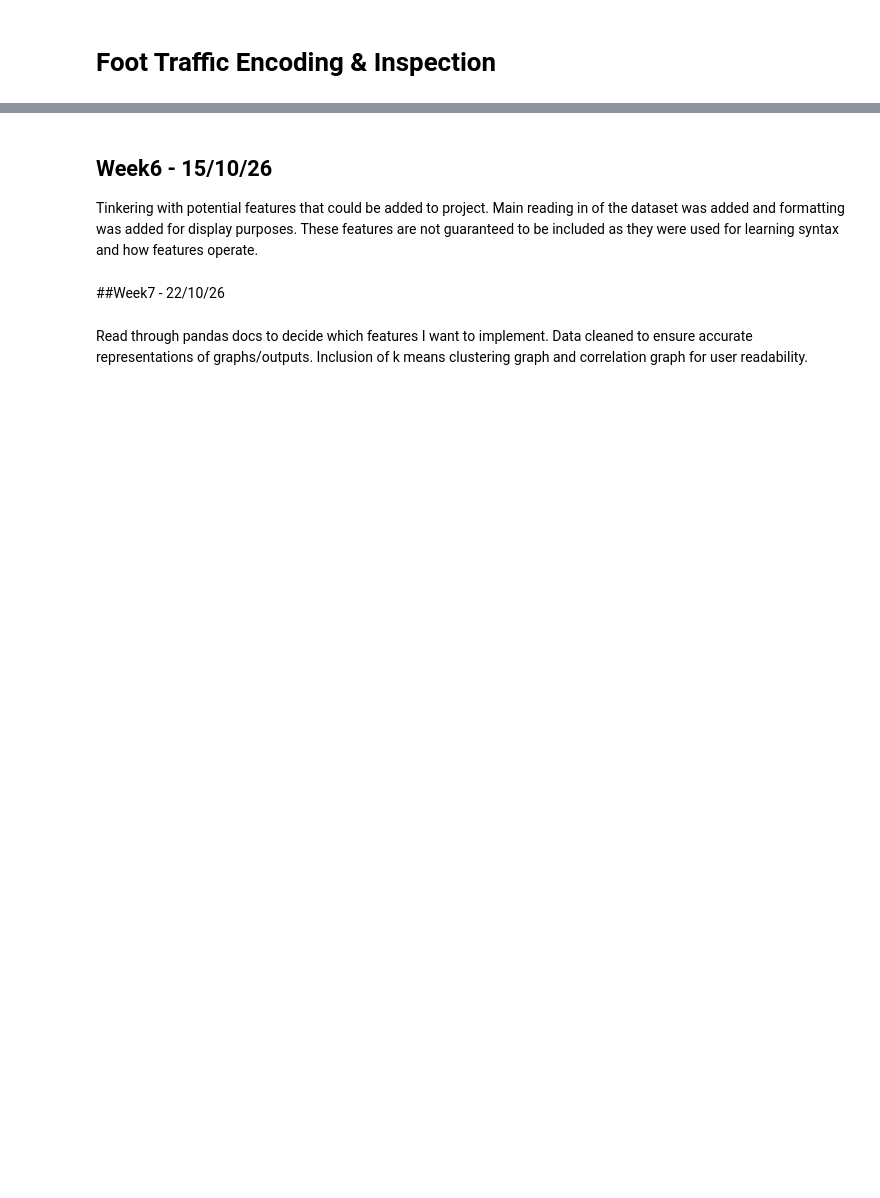
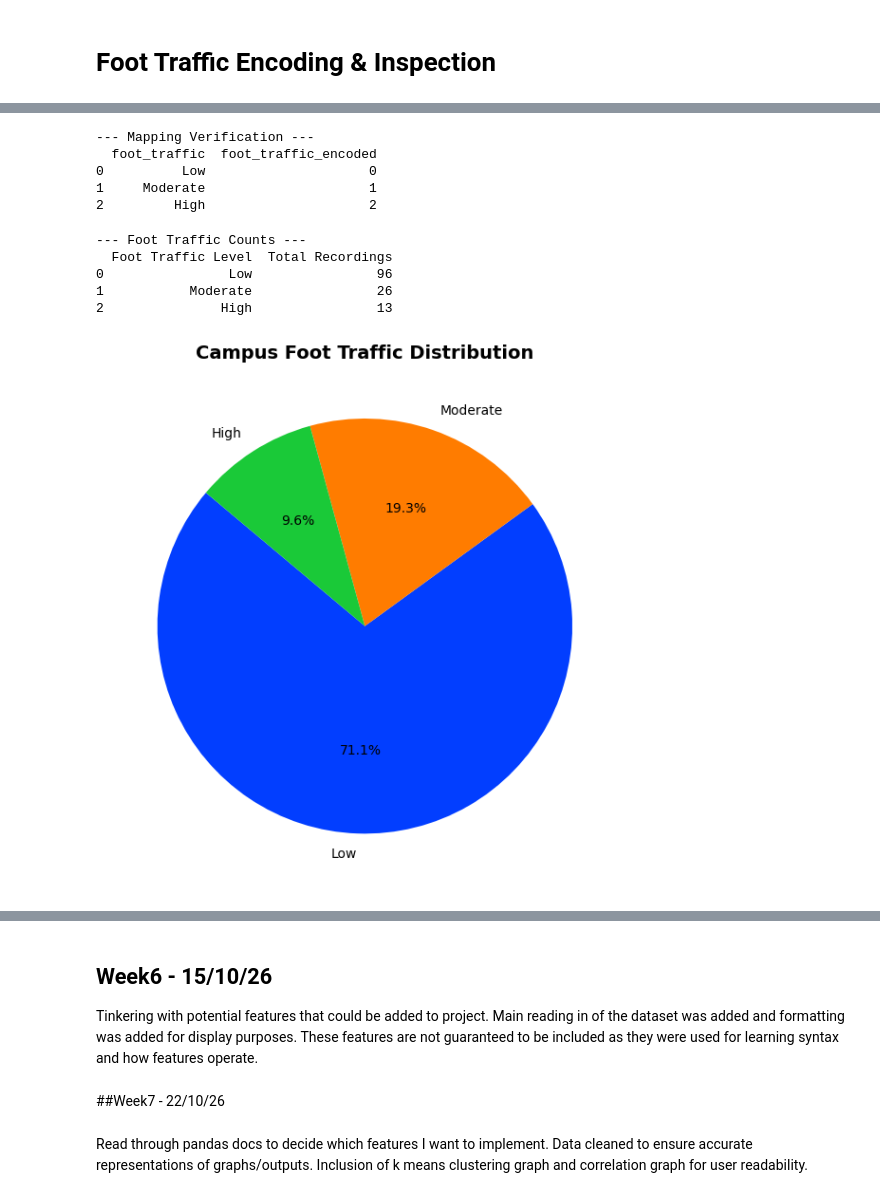
Before and after one commit to OisinStapleton/ml-campus_data-project-colab, a Jupyter notebook: MiniProjectOS.ipynb, the cells around one changed output, grey strips where cells are left out. Cells and saved outputs as stored; diff of their text form; code cells hidden in the pictures; blank space fills up the shorter version.

```diff
--- a/MiniProjectOS.ipynb
+++ b/MiniProjectOS.ipynb
@@ -206,14 +159,0 @@ Name: count, dtype: Int64
-# %%
-# Clean the 'temperature_c' column:
-# Convert to string first to safely strip characters from cleaned_df
-cleaned_df['temperature_c'] = cleaned_df['temperature_c'].astype(str).str.replace('C', '', case=False).str.strip()
-
-# Convert back to numeric (float first to handle decimals like 16.5)
-cleaned_df['temperature_c'] = pd.to_numeric(cleaned_df['temperature_c'], errors='coerce')
-
-# Round values to the nearest integer and convert to Int64 (nullable integer type)
-cleaned_df['temperature_c'] = cleaned_df['temperature_c'].round().astype('Int64')
-
-# Verify the cleaned values
-print("--- Cleaned 'temperature_c' value counts ---")
-print(cleaned_df['temperature_c'].value_counts(dropna=False).head(20))
@@ -615,0 +212,65 @@ plt.show()
+# %%
+# 1. Standardize 'foot_traffic' values for consistency (e.g., 'low' becomes 'Low')
+cleaned_df['foot_traffic'] = cleaned_df['foot_traffic'].astype(str).str.strip().str.capitalize()
+
+# Mapping dictionary
+foot_traffic = {
+    'Low': 0,
+    'Moderate': 1,
+    'High': 2,
+}
+
+# Create new df columns for encoded values
+cleaned_df['foot_traffic_encoded'] = cleaned_df['foot_traffic'].map(foot_traffic)
+
+# Output
+print("--- Mapping Verification ---")
+print(cleaned_df[['foot_traffic', 'foot_traffic_encoded']]
+      .drop_duplicates()
+      .reset_index(drop=True)
+)
+# %% [output]
+--- Mapping Verification ---
+  foot_traffic  foot_traffic_encoded
+0          Low                     0
+1     Moderate                     1
+2         High                     2
+# %%
+# Total foot traffic recordings per category
+
+foot_traffic_counts = cleaned_df['foot_traffic'].value_counts().reset_index()
+foot_traffic_counts.columns = ['Foot Traffic Level', 'Total Recordings']
+
+print("--- Foot Traffic Counts ---")
+print(foot_traffic_counts)
+# %% [output]
+--- Foot Traffic Counts ---
+  Foot Traffic Level  Total Recordings
+0                Low                96
+1           Moderate                26
+2               High                13
+# %%
+import matplotlib.pyplot as plt
+import seaborn as sns
+
+# Prepare pie chart parameters
+labels = foot_traffic_counts['Foot Traffic Level']
+sizes = foot_traffic_counts['Total Recordings']
+
+# Pie chart
+colors = sns.color_palette('bright')[0:len(sizes)]
+
+plt.figure(figsize=(6, 6), facecolor='white')
+plt.pie(
+    sizes,
+    labels=labels,
+    colors=colors,
+    autopct='%1.1f%%',
+    startangle=140
+)
+
+plt.title('Campus Foot Traffic Distribution', fontsize=14, fontweight='bold')
+plt.tight_layout()
+plt.show()
+# %% [output]
+[figure, added]
```
Also changed, not shown: parts of 55 cells of this notebook.
